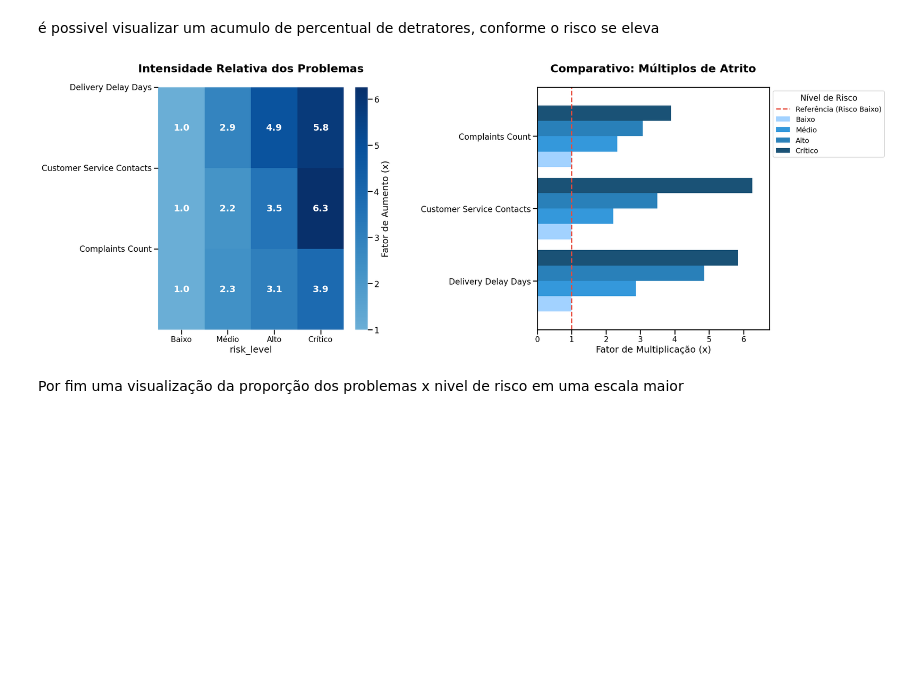
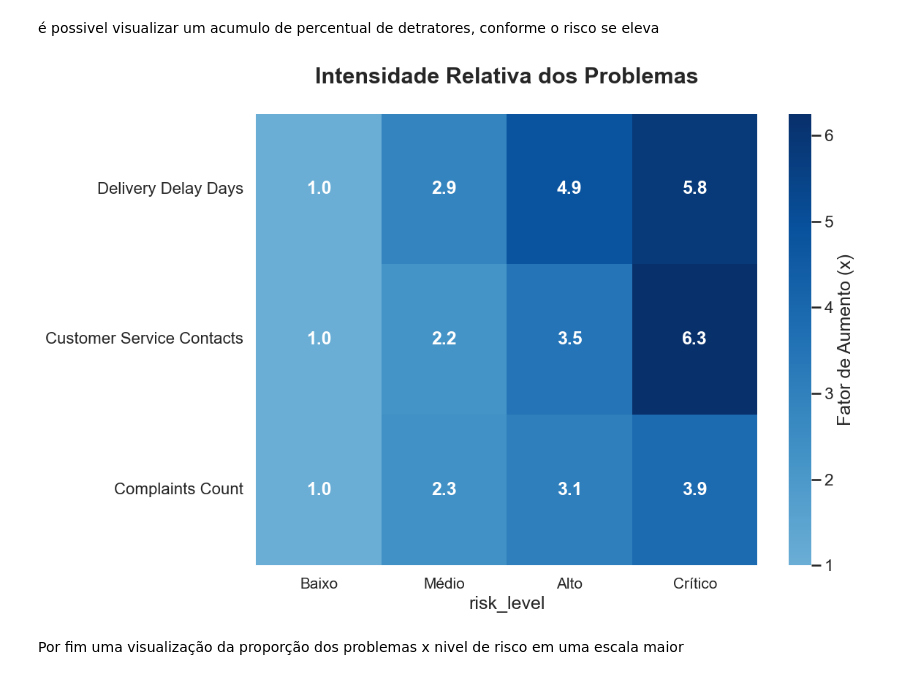
Before and after one commit to LucasRuizMartins/fiap_tech_challenge_01, a Jupyter notebook: notebooks/teach_challenge.ipynb, the cells around one changed output. Saved outputs shown, nothing was run; the diff lists cells and outputs as text; code cells hidden in the pictures; blank space fills up the shorter version.

```diff
--- a/notebooks/teach_challenge.ipynb
+++ b/notebooks/teach_challenge.ipynb
@@ -879,44 +941,42 @@ plt.show()
 # %%
 import matplotlib.pyplot as plt
 import seaborn as sns
+
 cols = ['delivery_delay_days', 'customer_service_contacts', 'complaints_count']
 sns.set_context("talk")
-paleta_cores = ['#A2D2FF', '#3498DB', '#2980B9', '#1A5276']
-fig, axes = plt.subplots(1, 2, figsize=(22, 10))
+fig, ax = plt.subplots(figsize=(12, 8))
 
 # ------ HEATMAP
-sns.heatmap(perfil_relativo[cols].T, annot=True, fmt=".1f", cmap='Blues',
-            center=1, ax=axes[0],
+sns.heatmap(perfil_relativo[cols].T,
+            annot=True,
+            fmt=".1f",
+            cmap='Blues',
+            center=1,
+            ax=ax,
             annot_kws={"size": 18, "weight": "bold"},
             cbar_kws={'label': 'Fator de Aumento (x)'})
 
-axes[0].set_title('Intensidade Relativa dos Problemas', fontsize=22, pad=30, fontweight='bold')
+ax.set_title('Intensidade Relativa dos Problemas', fontsize=22, pad=30, fontweight='bold')
 
-#------ BARRAS HORIZONTAIS
-perfil_relativo[cols].T.plot(kind='barh', ax=axes[1], color=paleta_cores, width=0.85)
-
-axes[1].axvline(1, color='#E74C3C', linestyle='--', linewidth=2.5, label='Referência (Risco Baixo)')
-axes[1].set_title('Comparativo: Múltiplos de Atrito', fontsize=22, pad=30, fontweight='bold')
-axes[1].set_xlabel('Fator de Multiplicação (x)', fontsize=18)
-axes[1].legend(title='Nível de Risco', title_fontsize='16', fontsize='14', bbox_to_anchor=(1, 1))
-
-# #------ AJUSTES DE ESCALA E LEGIBILIDADE
 labels_limpos = [c.replace('_', ' ').title() for c in cols]
 
-for ax in axes:
-    ax.set_yticks(range(len(labels_limpos)))
-    ax.set_yticklabels(labels_limpos, fontsize=16)
+ax.set_yticks([x + 0.5 for x in range(len(labels_limpos))]) # Centraliza o texto na célula
+ax.set_yticklabels(labels_limpos, fontsize=16, rotation=0)
+ax.tick_params(axis='x', labelsize=15)
+ax.set_ylabel('', fontsize=0)
 
-    ax.tick_params(axis='x', labelsize=15)
-    ax.set_ylabel('', fontsize=0)
 
-# Sincronizando os eixos
-axes[1].set_xlim(0, perfil_relativo[cols].max().max() + 0.5)
+plt.tight_layout()
 
-plt.tight_layout(pad=4.0)
+
+
+target_dir = Path("../docs/images")
+target_dir.mkdir(parents=True, exist_ok=True)
+plt.savefig(target_dir / "heatmap_intensidade_problemas.png", bbox_inches='tight', dpi=300)
+
 plt.show()
 # %% [output]
-[figure, old version]
+[figure, new version]
 # %% [markdown]
 Por fim uma visualização da proporção dos problemas x nivel de risco em uma escala maior
 # %%
```
Also changed, not shown: parts of 45 cells of this notebook, 33 other files.
